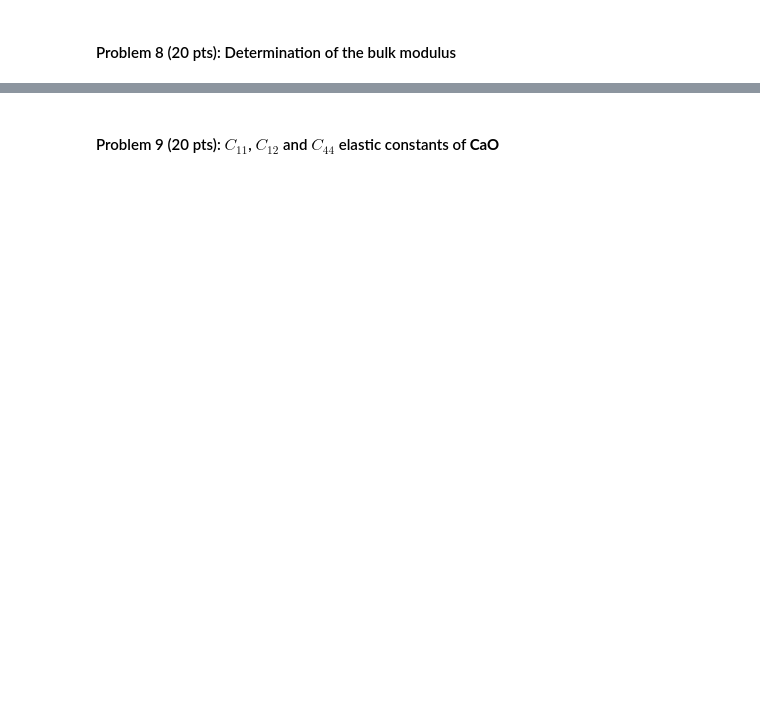
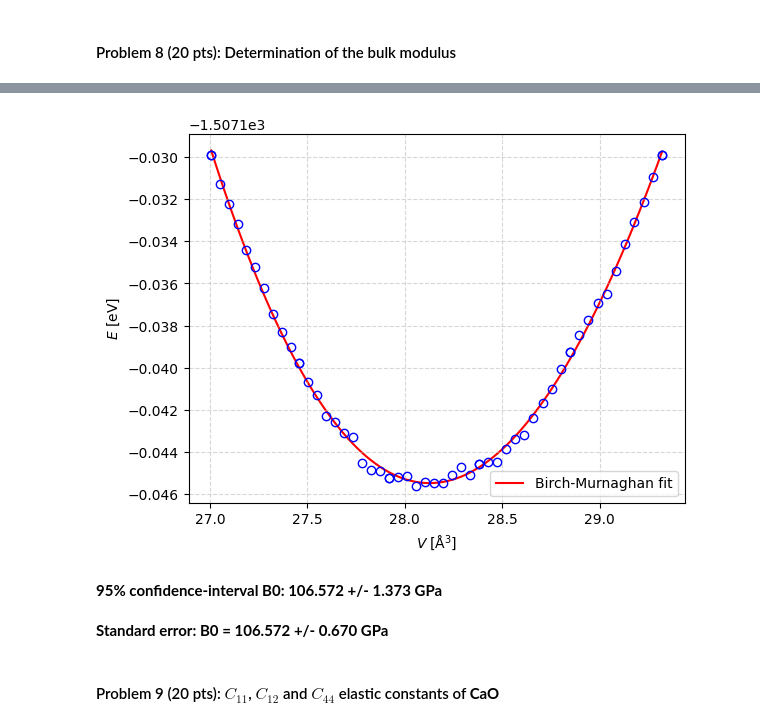
Before and after one commit to sylvainshan/MSE-468-Atomisitc-and-Quantum-Simulations-of-Materials, a Jupyter notebook: lab2/analysis.ipynb, the cells around one changed output, grey strips where cells are left out. Cells and saved outputs as stored; diff of their text form; code cells hidden in the pictures; blank space fills up the shorter version.

```diff
--- a/lab2/analysis.ipynb
+++ b/lab2/analysis.ipynb
@@ -387,0 +479,16 @@ plt.show()
+# %%
+from scipy.optimize import curve_fit
+from scipy.stats import t
+
+def birch_murnaghan(V, E0, B0, B0_prime, V0):
+    return E0 + (9/8)*B0*V0*((V0/V)**(2/3) - 1)**2 + (9/16)*B0*V0*(B0_prime - 4)*((V0/V)**(2/3) - 1)**3
+# %%
+filepath = "Problem7/simulations/energies.dat"
+df = extract_energies_a_vary(filepath)
+cond = (df["a [Ang]"] > 4.75) & (df["a [Ang]"] < 4.9)
+df = df[cond]
+
+V_data = df["V [Ang^3]"].values
+E_data = df["E [eV]"].values
+
+print(f"Lattice constants range from {df['a [Ang]'].min():.3f} to {df['a [Ang]'].max():.3f} Angstrom")
@@ -387,0 +497,14 @@ plt.show()
+# %%
+from lmfit import Model, conf_interval, report_ci
+
+# Définition de votre fonction modèle, par exemple birch_murnaghan
+model = Model(birch_murnaghan)
+params = model.make_params(E0=E_data.min(), B0=1, B0_prime=4, V0=V_data.min())
+result = model.fit(E_data, params, V=V_data)
+print(result.fit_report())
+
+sigma_levels = [1, 2, 3, 4]
+ci = conf_interval(result, result, sigmas=sigma_levels)
+
+print("## Confidence Report:")
+report_ci(ci)
@@ -388,2 +529,29 @@ plt.show()
+# %%
+V_fit = np.linspace(V_data.min(), V_data.max(), 100)
+E_fit = result.eval(V=V_fit)
+
+# Plot the data and the fit
+plt.plot(V_data, E_data, marker="o", color="skyblue", markerfacecolor="None", markersize=6,linestyle="None", markeredgecolor="blue", zorder=2)
+plt.plot(V_fit, E_fit, color="red", label="Birch-Murnaghan fit", zorder=1)
+plt.xlabel(r"$V \; [\rm \AA^3]$")
+plt.ylabel(r"$E$ [eV]")
+plt.grid(True, which="both", linestyle="--", alpha=0.5)
+plt.legend()
+plt.show()
+# %% [output]
+[figure, added]
+# %%
+conversion_factor = eV / angstrom**3
+B0 = result.params["B0"].value * conversion_factor * 1e-9  # Convert to GPa
+ci_B0 = 0.00857 * conversion_factor * 1e-9  # GPa
+standard_error = result.params["B0"].stderr * conversion_factor * 1e-9  # GPa
+
+# Format bold printing for jupyter notebook
+from IPython.display import display, HTML
+display(HTML(fr"<b>95% confidence-interval B0: {B0:.3f} +/- {ci_B0:.3f} GPa</b>"))
+display(HTML(f"<b>Standard error: B0 = {B0:.3f} +/- {standard_error:.3f} GPa</b>"))
+# %% [output]
+95% confidence-interval B0: 106.572 +/- 1.373 GPa
+Standard error: B0 = 106.572 +/- 0.670 GPa
 # %% [markdown]
 #### Problem 9 (20 pts): $C_{11}$, $C_{12}$ and $C_{44}$ elastic constants of **CaO**
```
Also changed, not shown: parts of 11 cells of this notebook, 6 other files.
